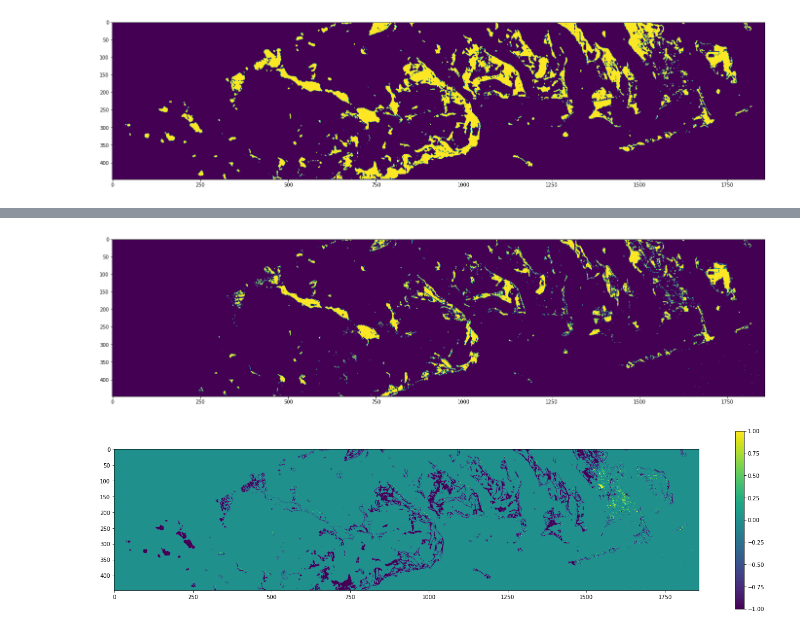
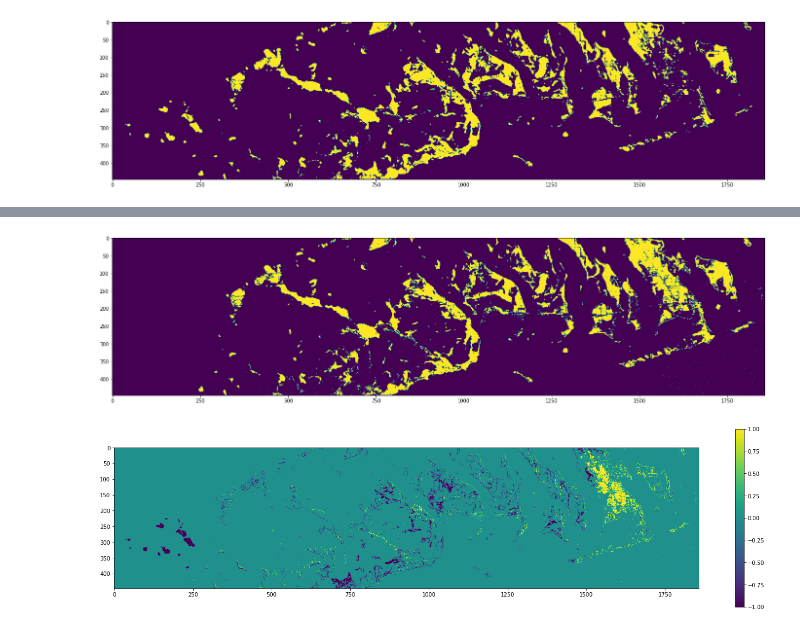
Before and after one commit to nkinnaird/MangroveClassification, a Jupyter notebook: code/firstNN.ipynb, the cells around one changed output, grey strips where cells are left out. Cells and saved outputs as stored; diff of their text form; code cells hidden in the pictures.

```diff
--- a/code/firstNN.ipynb
+++ b/code/firstNN.ipynb
@@ -184,5 +223,8 @@ plt.show()
 [figure]
 # %%
 # change dimensions of input
-features_ndvi_2_cd = changeDimension(features_ndvi_2)
-labels_mangroves_2_cd = changeDimension(labels_mangroves_2)
+features_test_input = changeDimension(features_test)
+labels_test_input = changeDimension(labels_test)
+
+print(features_test_input.shape)
+print(labels_test_input.shape)
@@ -200 +234,7 @@ predicted_2nd_image_at = (predicted_2nd_image>0.2).astype(int)
+# %%
+predicted_test_image = model.predict(features_test_input)
+predicted_test_image = predicted_test_image[:,1]
+# %%
+# convert to 1 or 0 if above threshold
+predicted_test_image_aboveThresh = (predicted_test_image>0.2).astype(int)
 # %%
@@ -215,15 +269,17 @@ prediction_2d = np.reshape(predicted_2nd_image_at, (ds2_2.RasterYSize, ds2_2.Ras
+# %%
+prediction_test_image_2d = np.reshape(predicted_test_image_aboveThresh, (ds_labels_test.RasterYSize-1, ds_labels_test.RasterXSize)) # need the -1 since I removed the top row
 # %%
 plt.figure(figsize=(24,6))
-plt.imshow(prediction_2d)
+plt.imshow(prediction_test_image_2d)
 # plt.colorbar()
 plt.show()
 # %% [output]
-[figure, old version]
+[figure, new version]
 # %%
-image_difference = prediction_2d - labels_mangroves_2
+image_difference = prediction_test_image - labels_test
 plt.figure(figsize=(24,6))
 plt.imshow(image_difference)
 plt.colorbar()
 plt.show()
 # %% [output]
-[figure, old version]
+[figure, new version]
```
Also changed, not shown: parts of 26 cells of this notebook.
